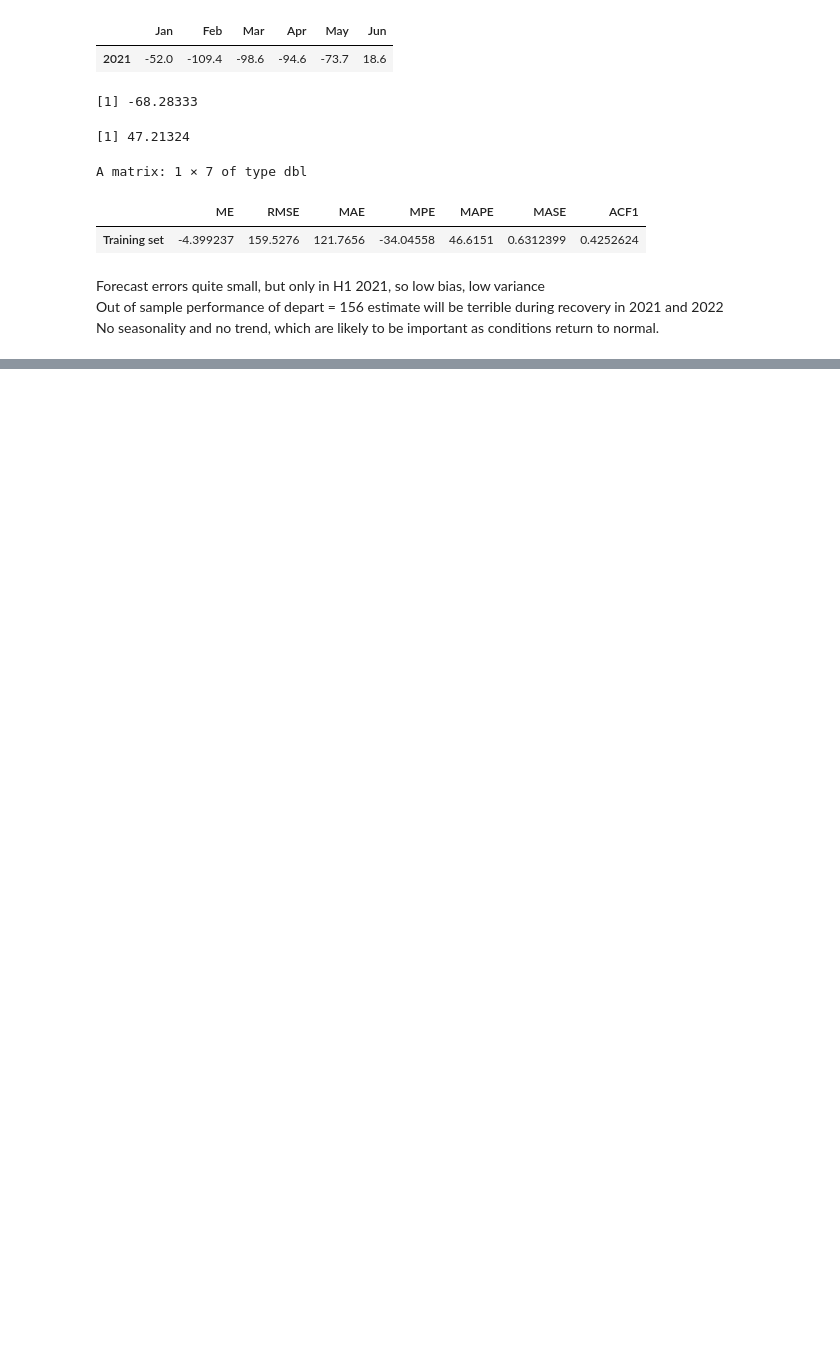
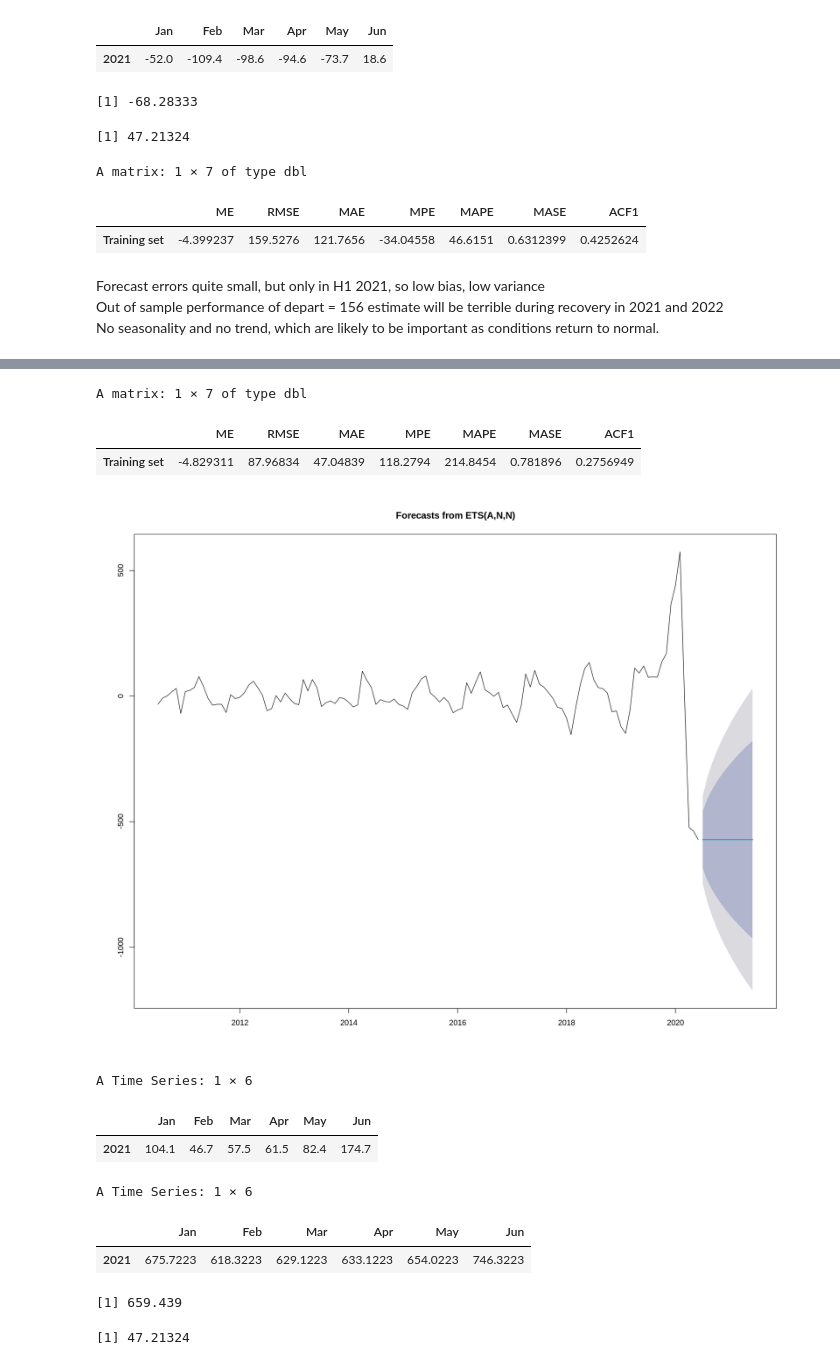
Before and after one commit to dpnolan/taba, a Jupyter notebook: TABA_time_series_analysis.ipynb, the cells around one changed output, grey strips where cells are left out. Drawn from its saved outputs; the diff is of its cells as text; code cells hidden in the pictures; blank space fills up the shorter version.

```diff
--- a/TABA_time_series_analysis.ipynb
+++ b/TABA_time_series_analysis.ipynb
@@ -1159,0 +1329,3 @@ No seasonality and no trend, which are likely to be important as conditions retu
+# %%
+classic_add<-decompose(ts_departs_train,type='additive')
+clean_classic_add<-na.omit(classic_add$random)
@@ -1159,0 +1378,33 @@ No seasonality and no trend, which are likely to be important as conditions retu
+# %%
+accuracy(forecast(clean_classic_add,h=12))
+# %% [output]
+A matrix: 1 × 7 of type dbl
+|  | ME | RMSE | MAE | MPE | MAPE | MASE | ACF1 |
+| Training set | -4.829311 | 87.96834 | 47.04839 | 118.2794 | 214.8454 | 0.781896 | 0.2756949 |
+# %%
+plot(forecast(clean_classic_add,h=12))
+# %% [output]
+[figure, added]
+# %%
+ts_departs_test
+# %% [output]
+A Time Series: 1 × 6
+|  | Jan | Feb | Mar | Apr | May | Jun |
+| 2021 | 104.1 | 46.7 | 57.5 | 61.5 | 82.4 | 174.7 |
+# %%
+# Forecast error = (y - yhat)
+ts_departs_test - c(-571.6223,-571.6223,-571.6223,-571.6223,-571.6223,-571.6223)
+# %% [output]
+A Time Series: 1 × 6
+|  | Jan | Feb | Mar | Apr | May | Jun |
+| 2021 | 675.7223 | 618.3223 | 629.1223 | 633.1223 | 654.0223 | 746.3223 |
+# %%
+# mean of forecast error
+mean(ts_departs_test - c(-571.6223,-571.6223,-571.6223,-571.6223,-571.6223,-571.6223)) # 659.44
+# %% [output]
+[1] 659.439
+# %%
+# Std dev of forecast error
+sd(ts_departs_test - c(-571.6223,-571.6223,-571.6223,-571.6223,-571.6223,-571.6223)) # 47.21324
+# %% [output]
+[1] 47.21324
```
Also changed, not shown: parts of 34 cells of this notebook.
